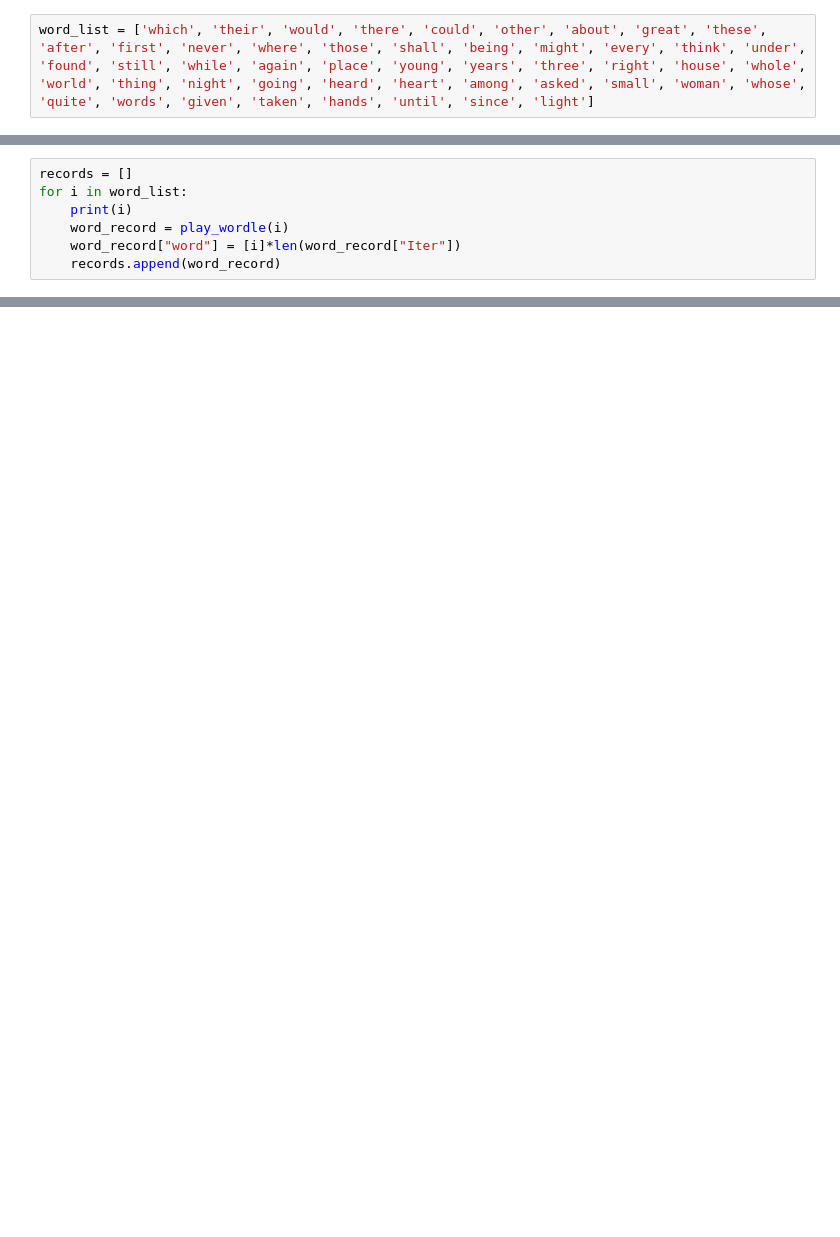
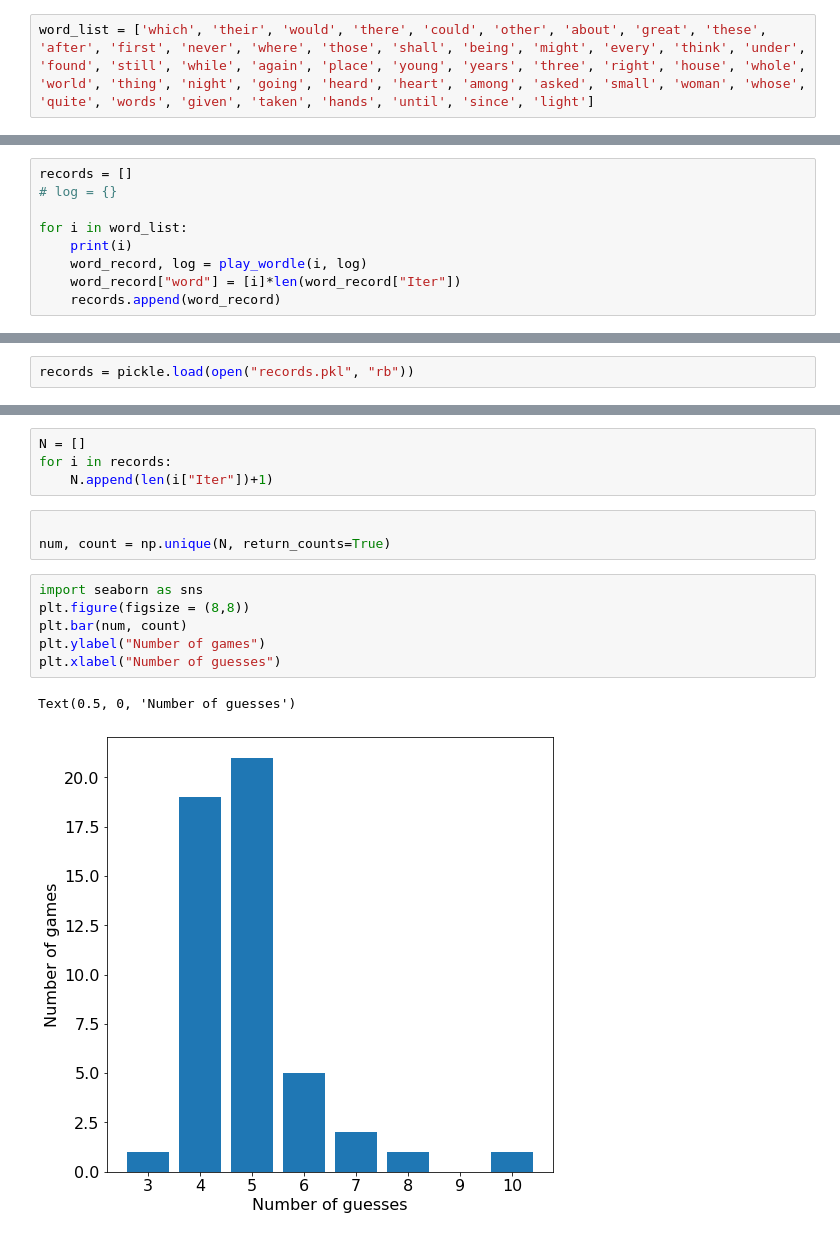
Before and after one commit to diegounzueta/Medium-Articles-, a Jupyter notebook: Wordle/WordleSolver.ipynb, the cells around one changed output, grey strips where cells are left out. Drawn from its saved outputs; the diff is of its cells as text; blank space fills up the shorter version.

```diff
--- a/Wordle/WordleSolver.ipynb
+++ b/Wordle/WordleSolver.ipynb
@@ -338,8 +417,10 @@ word_list = ['which', 'their', 'would', 'there', 'could', 'other', 'about', 'gre
 # %%
 records = []
+# log = {}
+
 for i in word_list:
     print(i)
-    word_record = play_wordle(i)
+    word_record, log = play_wordle(i, log)
     word_record["word"] = [i]*len(word_record["Iter"])
     records.append(word_record)
 # %% [output]
@@ -363,0 +450,2 @@ KeyboardInterrupt:
+# %%
+records = pickle.load(open("records.pkl", "rb"))
@@ -363,0 +463,16 @@ KeyboardInterrupt:
+# %%
+N = []
+for i in records:
+    N.append(len(i["Iter"])+1)
+# %%
+
+num, count = np.unique(N, return_counts=True)
+# %%
+import seaborn as sns
+plt.figure(figsize = (8,8))
+plt.bar(num, count)
+plt.ylabel("Number of games")
+plt.xlabel("Number of guesses")
+# %% [output]
+Text(0.5, 0, 'Number of guesses')
+[figure, added]
```
Also changed, not shown: parts of 37 cells of this notebook, 24 other files.
